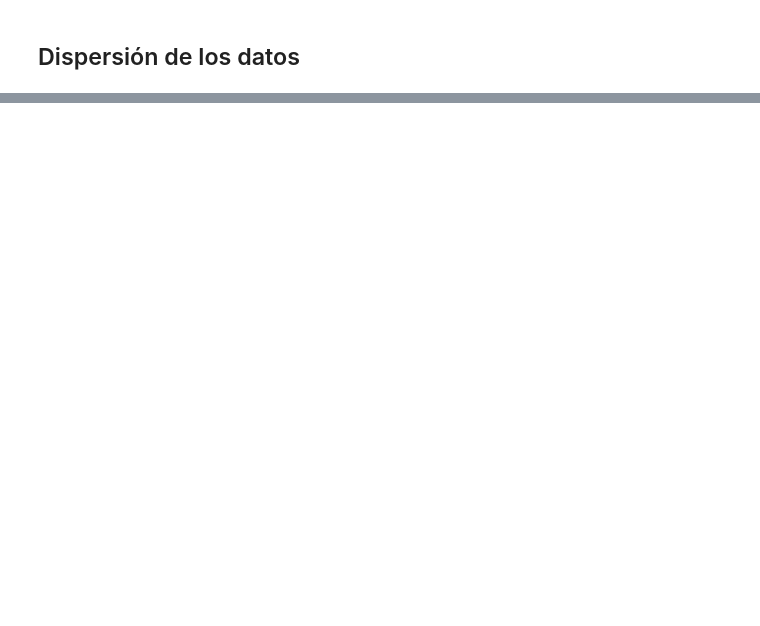
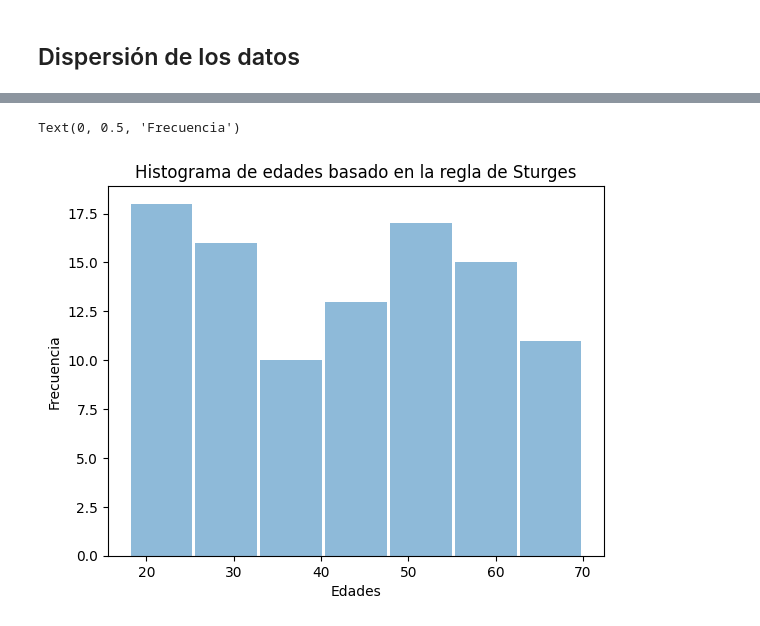
Before and after one commit to EmanuelMmmmmm/Probabilidad, a Jupyter notebook: Unidad 1/ProbyE_U1_p1.ipynb, the cells around one changed output, grey strips where cells are left out. Saved outputs shown, nothing was run; the diff lists cells and outputs as text; code cells hidden in the pictures; blank space fills up the shorter version.

```diff
--- a/Unidad 1/ProbyE_U1_p1.ipynb
+++ b/Unidad 1/ProbyE_U1_p1.ipynb
@@ -285,0 +429,3 @@ plt.show()
+# %%
+df_edades_sturges = pd.DataFrame({"Edad": edades})
+df_edades_sturges
@@ -285,0 +446,7 @@ plt.show()
+# %%
+# Calcular el numero de intervalos o clases utilizando la regla de Sturges
+
+n = len(edades)
+k = int (1+ math.log2(n))
+
+print ("Valor de n=", n, "\nK o numero de intervalos o clases=", k)
@@ -285,0 +507,8 @@ plt.show()
+# %%
+plt.hist(df_edades_sturges["Edad"], bins=k, alpha=0.5, rwidth=.95)
+plt.title("Histograma de edades basado en la regla de Sturges")
+plt.xlabel("Edades")
+plt.ylabel("Frecuencia")
+# %% [output]
+Text(0, 0.5, 'Frecuencia')
+[figure, added]
```
Also changed, not shown: parts of 34 cells of this notebook.
